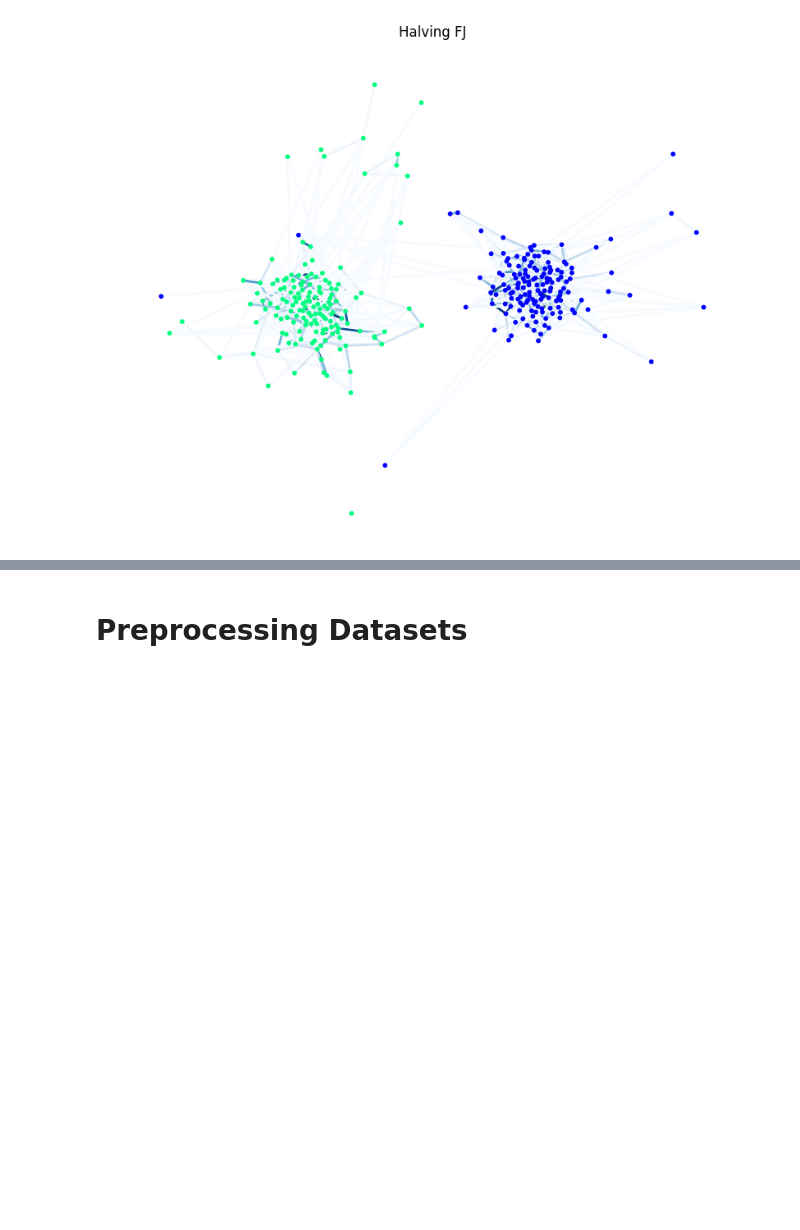
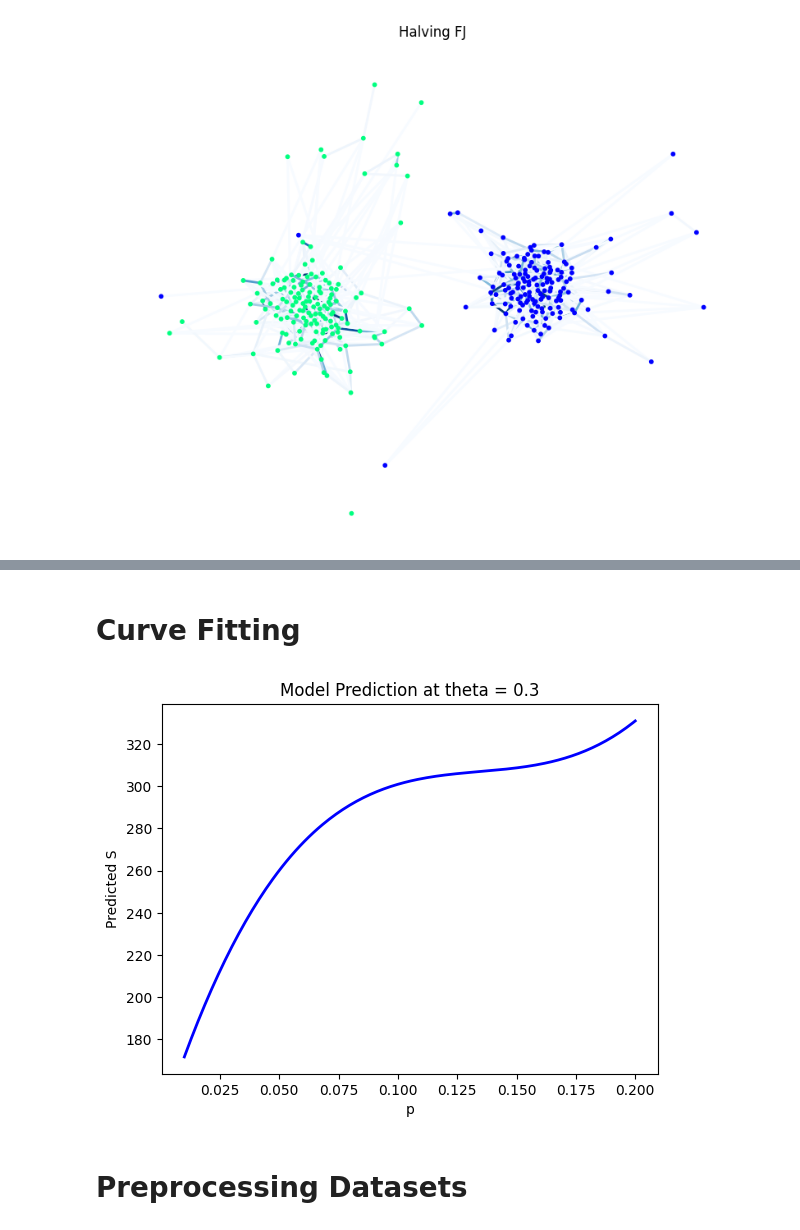
Before and after one commit to JamesZhang2/Opinion-Dynamics, a Jupyter notebook: FJ_Model.ipynb, the cells around one changed output, grey strips where cells are left out. Saved outputs shown, nothing was run; the diff lists cells and outputs as text; code cells hidden in the pictures; blank space fills up the shorter version.

Commit message:
Curve fitting for fixed theta

```diff
--- a/FJ_Model.ipynb
+++ b/FJ_Model.ipynb
@@ -388,3 +406,49 @@ plt.show()
+# %% [markdown]
+# Curve Fitting
+# %%
+import numpy as np
+import matplotlib.pyplot as plt
+from sklearn.preprocessing import PolynomialFeatures
+from sklearn.linear_model import LinearRegression
+
+
+# Convert to arrays
+Ps = []
+Thetas = []
+Sizes = []
+for (p, th), val in avg_largest_comp_sizes.items():
+    Ps.append(p)
+    Thetas.append(th)
+    Sizes.append(val)
+Ps = np.array(Ps)
+Thetas = np.array(Thetas)
+Sizes = np.array(Sizes)
+
+# Fit a polynomial model
+X = np.column_stack([Ps, Thetas])
+poly = PolynomialFeatures(degree=3, include_bias=True)
+X_poly = poly.fit_transform(X)
+model = LinearRegression()
+model.fit(X_poly, Sizes)
+
+# -----------------------------------------
+# Choose a theta value and plot S vs p
+# -----------------------------------------
+theta_fixed = 0.3  # Choose any theta in range for a slice
+p_line = np.linspace(p_range.min(), p_range.max(), 200)
+X_line = np.column_stack([p_line, np.full_like(p_line, theta_fixed)])
+X_line_poly = poly.transform(X_line)
+S_pred_line = model.predict(X_line_poly)
+
+# Plot the curve in a separate graph
+fig, ax = plt.subplots()
+ax.plot(p_line, S_pred_line, color='blue', linewidth=2)
+ax.set_xlabel("p")
+ax.set_ylabel("Predicted S")
+ax.set_title(f"Model Prediction at theta = {theta_fixed}")
+plt.show()
+# %% [output]
+[figure, added]
 # %% [markdown]
 # Preprocessing Datasets
 # %% [markdown]
```
Also changed, not shown: parts of 3 cells of this notebook.
